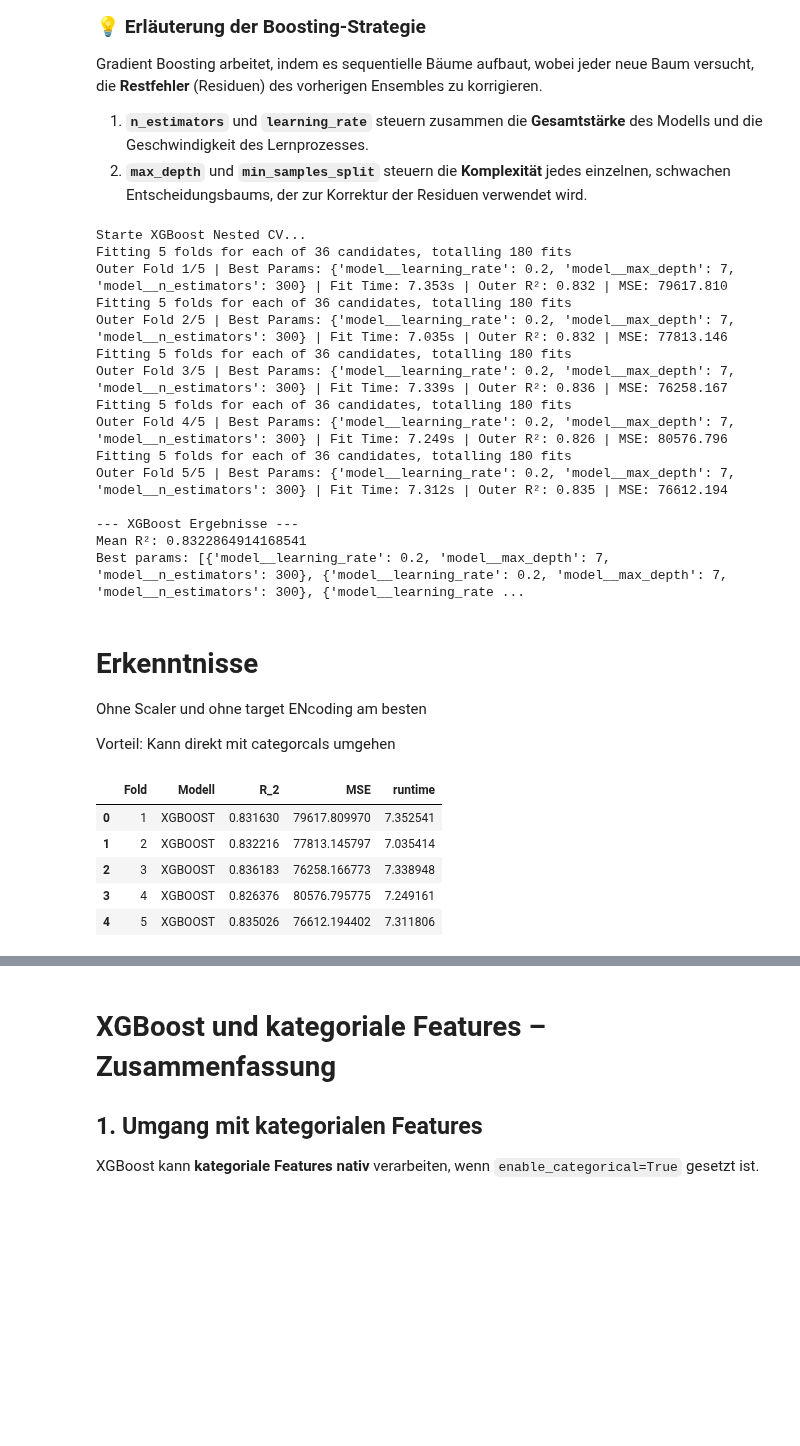
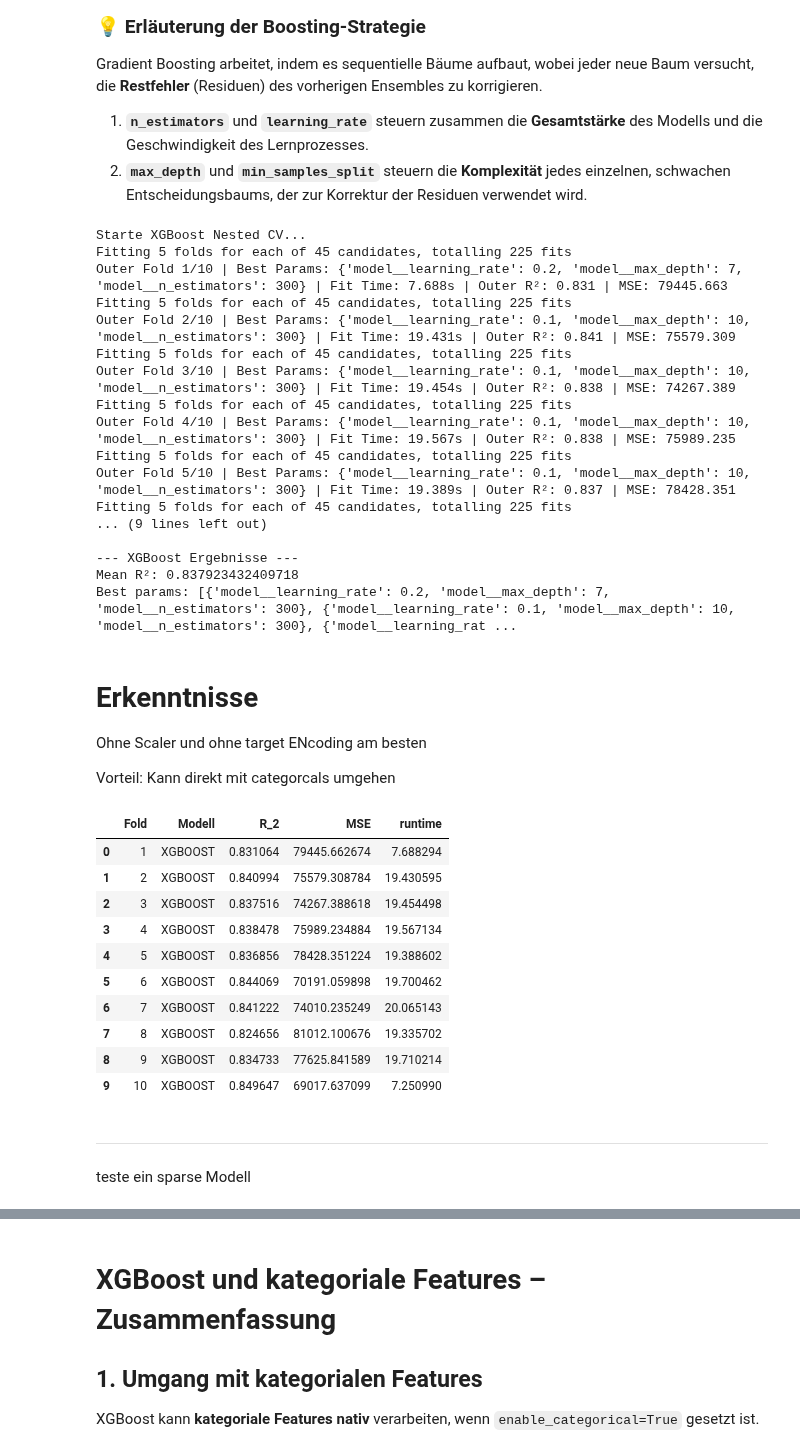
Before and after one commit to FelixFritz02/DataProject-WS-25-26, a Jupyter notebook: gradientboosting.ipynb, the cells around one changed output, grey strips where cells are left out. Drawn from its saved outputs; the diff is of its cells as text; code cells hidden in the pictures; blank space fills up the shorter version.

```diff
--- a/gradientboosting.ipynb
+++ b/gradientboosting.ipynb
@@ -63,7 +63,7 @@ xgb_model = xgb.XGBRegressor(
 # Hyperparameter-Grid
 xgb_params = {
     "n_estimators": [100, 200, 300],
-    "max_depth": [3, 5, 7,None],
+    "max_depth": [3, 5, 7,10,None],
     "learning_rate": [0.05, 0.1, 0.2],
     #"subsample": [0.8, 1.0],
     #"colsample_bytree": [0.8, 1.0],
@@ -72,7 +72,7 @@ xgb_params = {
     #"reg_lambda": [1, 5]    # L2 Regularisierung
 }
 
-xgb_cv = NestedCVRegressorWithTargetEncoding(xgb_model, xgb_params, encode_cols=[], scaler=None)
+xgb_cv = NestedCVRegressorWithTargetEncoding(xgb_model, xgb_params, encode_cols=[], scaler=None, outer_splits=10, inner_splits=5, random_state=42)
 
 print("Starte XGBoost Nested CV...")
 xgb_cv.run(X, y, output=True)
@@ -82,39 +82,49 @@ print("Mean R²:", xgb_cv.get_mean_r2())
 print("Best params:", xgb_cv.get_best_params())
 # %% [output]
 Starte XGBoost Nested CV...
-Fitting 5 folds for each of 36 candidates, totalling 180 fits
-Outer Fold 1/5 | Best Params: {'model__learning_rate': 0.2, 'model__max_depth': 7, 'model__n_estimators': 300} | Fit Time: 7.353s | Outer R²: 0.832 | MSE: 79617.810
-Fitting 5 folds for each of 36 candidates, totalling 180 fits
-Outer Fold 2/5 | Best Params: {'model__learning_rate': 0.2, 'model__max_depth': 7, 'model__n_estimators': 300} | Fit Time: 7.035s | Outer R²: 0.832 | MSE: 77813.146
-Fitting 5 folds for each of 36 candidates, totalling 180 fits
-Outer Fold 3/5 | Best Params: {'model__learning_rate': 0.2, 'model__max_depth': 7, 'model__n_estimators': 300} | Fit Time: 7.339s | Outer R²: 0.836 | MSE: 76258.167
-Fitting 5 folds for each of 36 candidates, totalling 180 fits
-Outer Fold 4/5 | Best Params: {'model__learning_rate': 0.2, 'model__max_depth': 7, 'model__n_estimators': 300} | Fit Time: 7.249s | Outer R²: 0.826 | MSE: 80576.796
-Fitting 5 folds for each of 36 candidates, totalling 180 fits
-Outer Fold 5/5 | Best Params: {'model__learning_rate': 0.2, 'model__max_depth': 7, 'model__n_estimators': 300} | Fit Time: 7.312s | Outer R²: 0.835 | MSE: 76612.194
+Fitting 5 folds for each of 45 candidates, totalling 225 fits
+Outer Fold 1/10 | Best Params: {'model__learning_rate': 0.2, 'model__max_depth': 7, 'model__n_estimators': 300} | Fit Time: 7.688s | Outer R²: 0.831 | MSE: 79445.663
+Fitting 5 folds for each of 45 candidates, totalling 225 fits
+Outer Fold 2/10 | Best Params: {'model__learning_rate': 0.1, 'model__max_depth': 10, 'model__n_estimators': 300} | Fit Time: 19.431s | Outer R²: 0.841 | MSE: 75579.309
+Fitting 5 folds for each of 45 candidates, totalling 225 fits
+Outer Fold 3/10 | Best Params: {'model__learning_rate': 0.1, 'model__max_depth': 10, 'model__n_estimators': 300} | Fit Time: 19.454s | Outer R²: 0.838 | MSE: 74267.389
+Fitting 5 folds for each of 45 candidates, totalling 225 fits
+Outer Fold 4/10 | Best Params: {'model__learning_rate': 0.1, 'model__max_depth': 10, 'model__n_estimators': 300} | Fit Time: 19.567s | Outer R²: 0.838 | MSE: 75989.235
+Fitting 5 folds for each of 45 candidates, totalling 225 fits
+Outer Fold 5/10 | Best Params: {'model__learning_rate': 0.1, 'model__max_depth': 10, 'model__n_estimators': 300} | Fit Time: 19.389s | Outer R²: 0.837 | MSE: 78428.351
+Fitting 5 folds for each of 45 candidates, totalling 225 fits
+... (9 lines left out)
 
 --- XGBoost Ergebnisse ---
-Mean R²: 0.8322864914168541
-Best params: [{'model__learning_rate': 0.2, 'model__max_depth': 7, 'model__n_estimators': 300}, {'model__learning_rate': 0.2, 'model__max_depth': 7, 'model__n_estimators': 300}, {'model__learning_rate ...
+Mean R²: 0.837923432409718
+Best params: [{'model__learning_rate': 0.2, 'model__max_depth': 7, 'model__n_estimators': 300}, {'model__learning_rate': 0.1, 'model__max_depth': 10, 'model__n_estimators': 300}, {'model__learning_rat ...
 # %% [markdown]
 # Erkenntnisse
 Ohne Scaler und ohne target ENcoding am besten
 
 Vorteil: Kann direkt mit categorcals umgehen
 # %%
-number_outer_cv_splits = 5
+number_outer_cv_splits = 10
 model_evaluation = pd.DataFrame({"Fold": range(1, number_outer_cv_splits+1)})
 model_evaluation['Modell'] = ['XGBOOST'] * number_outer_cv_splits
 model_evaluation['R_2'] = xgb_cv.get_r2_scores()
 model_evaluation['MSE'] = xgb_cv.get_mse_scores()
 model_evaluation["runtime"] = xgb_cv.get_fit_times()
 model_evaluation
 # %% [output]
 |  | Fold | Modell | R_2 | MSE | runtime |
-| 0 | 1 | XGBOOST | 0.831630 | 79617.809970 | 7.352541 |
-| 1 | 2 | XGBOOST | 0.832216 | 77813.145797 | 7.035414 |
-| 2 | 3 | XGBOOST | 0.836183 | 76258.166773 | 7.338948 |
-| 3 | 4 | XGBOOST | 0.826376 | 80576.795775 | 7.249161 |
-| 4 | 5 | XGBOOST | 0.835026 | 76612.194402 | 7.311806 |
+| 0 | 1 | XGBOOST | 0.831064 | 79445.662674 | 7.688294 |
+| 1 | 2 | XGBOOST | 0.840994 | 75579.308784 | 19.430595 |
+| 2 | 3 | XGBOOST | 0.837516 | 74267.388618 | 19.454498 |
+| 3 | 4 | XGBOOST | 0.838478 | 75989.234884 | 19.567134 |
+| 4 | 5 | XGBOOST | 0.836856 | 78428.351224 | 19.388602 |
+| 5 | 6 | XGBOOST | 0.844069 | 70191.059898 | 19.700462 |
+| 6 | 7 | XGBOOST | 0.841222 | 74010.235249 | 20.065143 |
+| 7 | 8 | XGBOOST | 0.824656 | 81012.100676 | 19.335702 |
+| 8 | 9 | XGBOOST | 0.834733 | 77625.841589 | 19.710214 |
+| 9 | 10 | XGBOOST | 0.849647 | 69017.637099 | 7.250990 |
 # %%
 model_evaluation.to_pickle('benchmarking/XGBOOST.pkl')
+# %% [markdown]
+-----------------------------------------------------------------------------------------------------------------------------------------------
+teste ein sparse Modell
```
Also changed, not shown: parts of 7 cells of this notebook, 8 other files.
